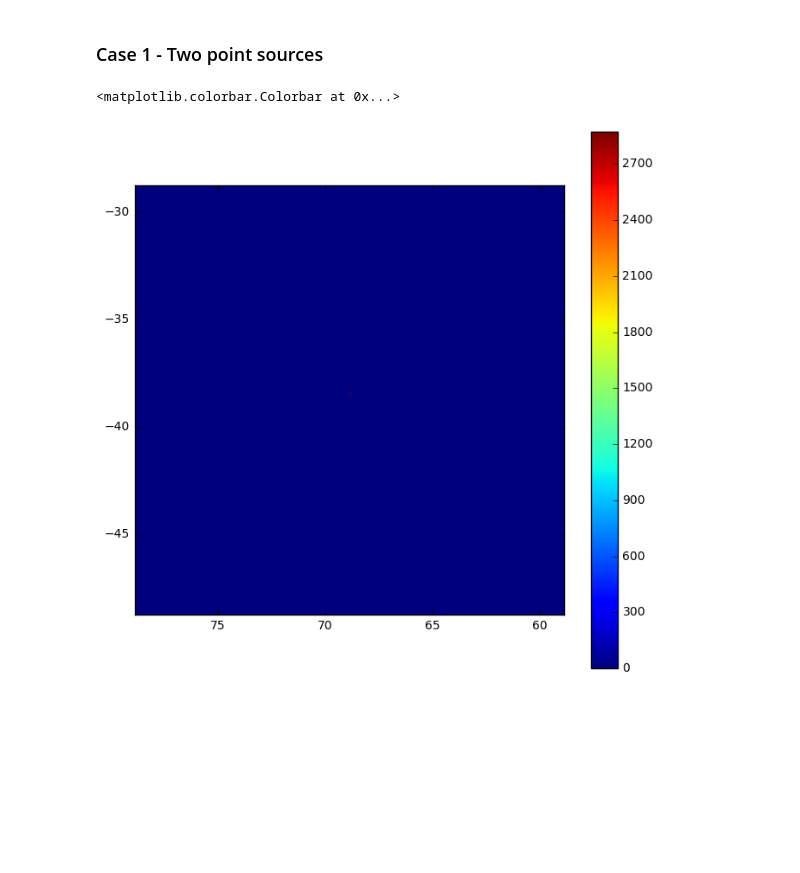
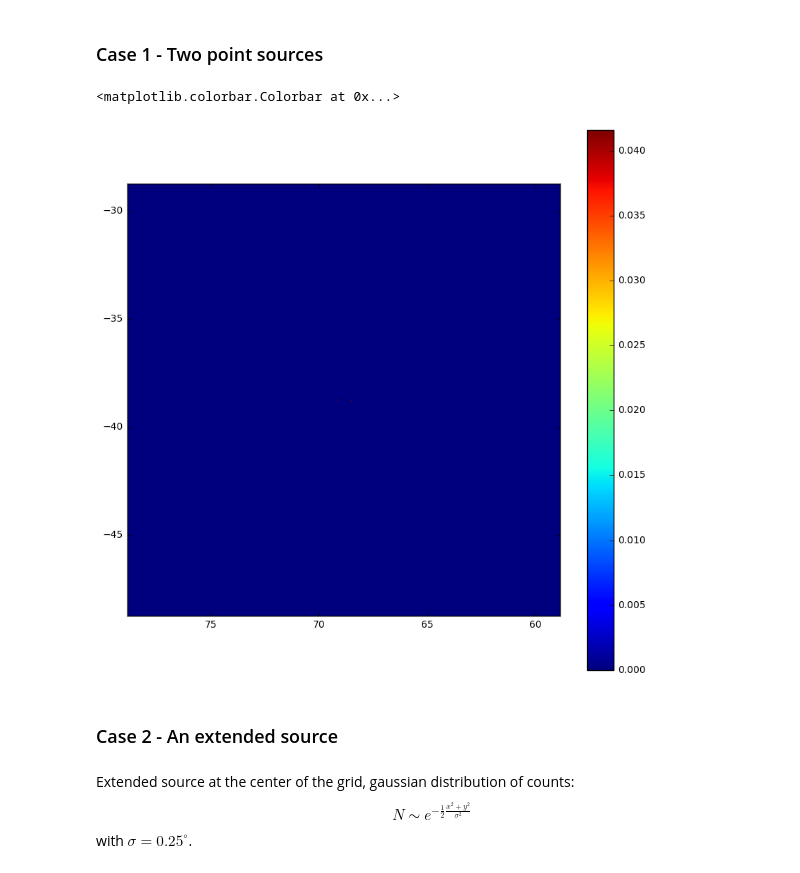
Before and after one commit to dtanoglidis/Research_Dark_Matter, a Jupyter notebook: Files_Creation.ipynb, the cells around one changed output. Saved outputs shown, nothing was run; the diff lists cells and outputs as text; code cells hidden in the pictures; blank space fills up the shorter version.

```diff
--- a/Files_Creation.ipynb
+++ b/Files_Creation.ipynb
@@ -96,7 +96,7 @@ Since we have to multiply by the total exposure time and also in the integration
 
 #Starting energy of photons in GeV
 
-Est = 1.0
+Est = 0.01
 
 #Maximum energy = equal to the dark matter mass
 
@@ -127,7 +127,8 @@ counts = np.zeros(numbins)
 #In the following Aenerg is the energy -warning it is given in Mev- and Aeff the effective energy (in M^2)
 
 
-Aenerg, Aeff = np.loadtxt("A_eff_FermiLAT.dat", usecols=(0,1), unpack=3)
+Aenerg, Aeff = np.loadtxt("A_eff_Fermi.dat", usecols=(0,1), unpack=3)
+
 
 #Now the energy is given in MeV. We need to convert this in GeV and also we need actually its logarithm
 #define logAenerg
@@ -176,13 +177,19 @@ sec_year = 365*24*3600
 
 texp = years*frac_year*sec_year
 
+
+#We have also to introduce a normalization factor
+
+norm = 2.87e-10
+
+
 for i in range (0,numbins):
     ll = logstart + i*logstep         #upper limit of the energy bin
     ul = logstart + (i+1)*logstep     #lower limit of the energy bin
     if (ul > logend):                 #special case, accounts for the last cell
         ul = logend
-    counts[i] = texp*integralino(ll, ul)
+    counts[i] = norm*texp*integralino(ll, ul)
 
 # Erase the comment symbol in order to see the number of counts
-# print(counts)
+print(counts)
 # %% [output]
@@ -221,19 +233,19 @@ twosources = np.zeros((numbins,leng,leng))
 #Now, let's make a choice for the coordinates of the upper left point
 #We define it to be 10 degrees of in each direction
 
-upx = (source1l+source2l)/2.0 - 10.0
+upx = (source1l+source2l)/2.0 + 10.0
 upy = (source2b+source2b)/2.0 + 10
 
 
 #Find and the other limits
 
-lowx = upx+20.0
-lowy = upy-20.0
+lowx = upx - 20.0
+lowy = upy - 20.0
 
 #find now the pixel positions of the two points
 
 def pixelposx(x,ux,binln):
-    posx = int((ux -x)/binln)
+    posx = int((ux - x)/binln)
     return posx
 
 
@@ -253,23 +265,31 @@ pospix2y = pixelposy(source2b,upy,binln)
 #Ready to populate the array
 
 for i in range (0,numbins):
-    twosources[i][pospix1x][pospix1y] = counts[i]
-    twosources[i][pospix2x][pospix2y] = counts[i]
+    twosources[i][pospix1y][pospix1x] = counts[i]
+    twosources[i][pospix2y][pospix2x] = counts[i]
 # %%
 from astropy.io import fits
 
 hdu = fits.PrimaryHDU()
 hdu.data=twosources
 
 hdu.writeto('twosources.fits', clobber = True)
 
-fig=plt.figure(figsize=(8.0, 8.0))
-plt.imshow(hdu.data[7], extent=[lowx,upx,lowy,upy])
+fig=plt.figure(figsize=(10.0, 10.0))
+plt.imshow(hdu.data[7], extent=[upx,lowx,lowy,upy])
 plt.autoscale(False)
-plt.xlim(lowx,upx)
+plt.xlim(upx,lowx)
 plt.ylim(lowy,upy)
 
 plt.colorbar()
 # %% [output]
 <matplotlib.colorbar.Colorbar at 0x...>
-[figure, old version]
+[figure, new version]
+# %% [markdown]
+### Case 2 - An extended source
+# %% [markdown]
+Extended source at the center of the grid, gaussian distribution of counts:
+\begin{equation}
+N \sim e^{-\frac{1}{2}\frac{x^2+y^2}{\sigma^2}}
+\end{equation}
+with  $\sigma = 0.25^\circ$.
```
Also changed, not shown: parts of 4 cells of this notebook.
